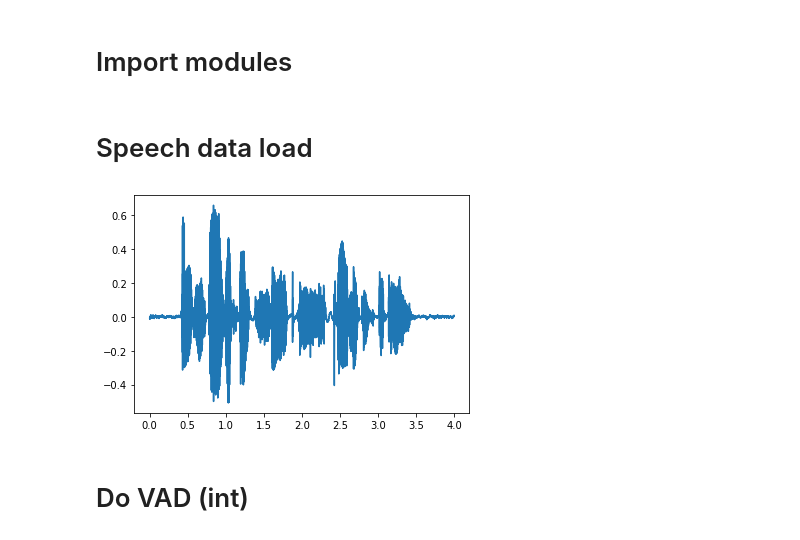
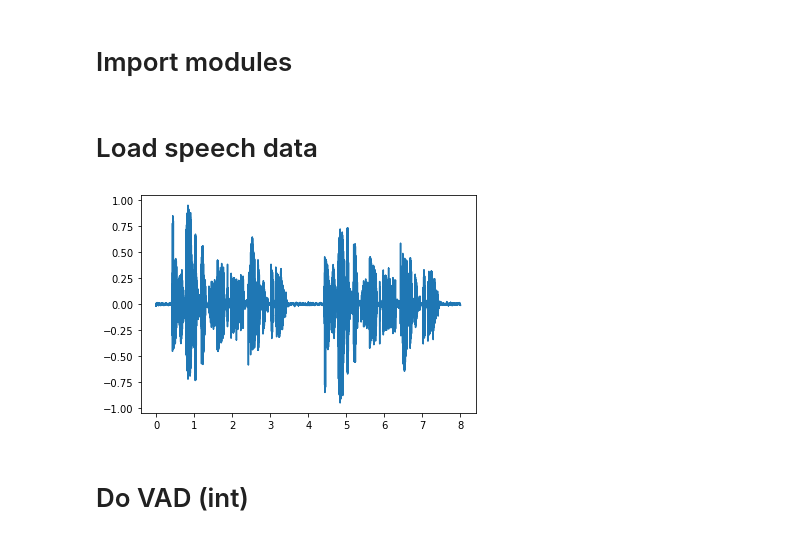
Before and after one commit to F-Tag/python-vad, a Jupyter notebook: example.ipynb, the cells around one changed output. Cells and saved outputs as stored; diff of their text form; code cells hidden in the pictures.

```diff
--- a/example.ipynb
+++ b/example.ipynb
@@ -7,15 +7,17 @@ import matplotlib.pyplot as plt
 import numpy as np
 import IPython.display
 # %% [markdown]
-# Speech data load
+# Load speech data
 # %%
 name = "test/voice/arctic_a0007.wav"
 data, fs = load(name)
+data = np.hstack((data, -data))
+data *=0.95 / np.abs(data).max()
 time = np.linspace(0, len(data)/fs, len(data)) # time axis
 plt.plot(time, data)
 plt.show()
 # %% [output]
-[figure, old version]
+[figure, new version]
 # %% [markdown]
 # Do VAD (int)
 # %%
```
Also changed, not shown: parts of 6 cells of this notebook.
